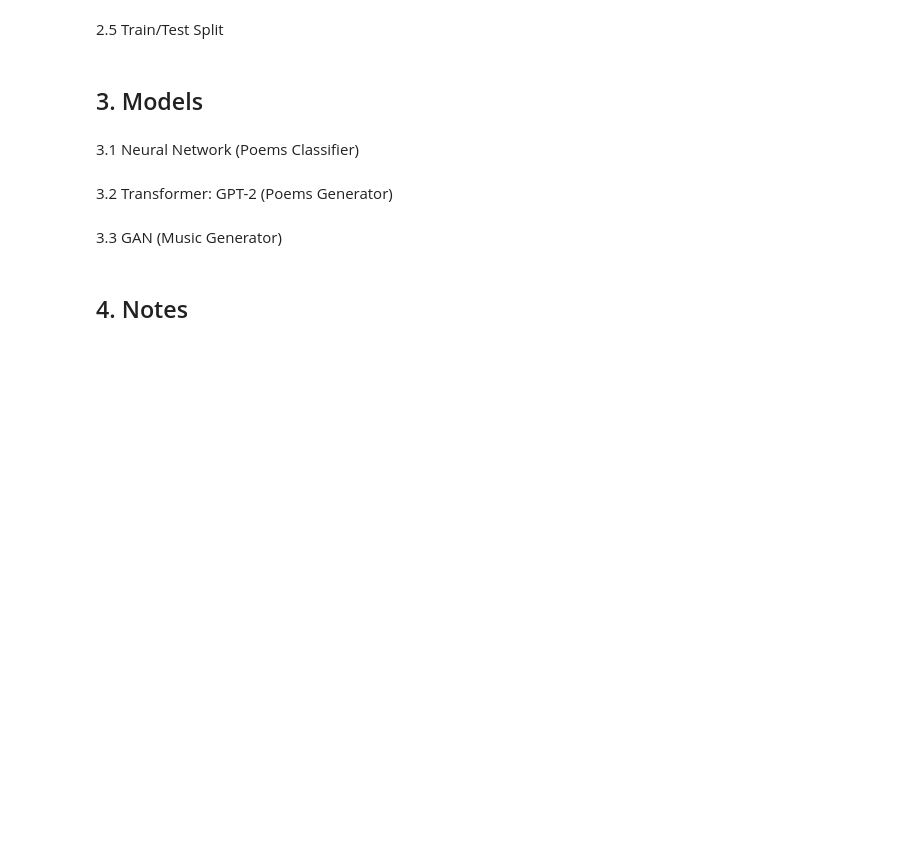
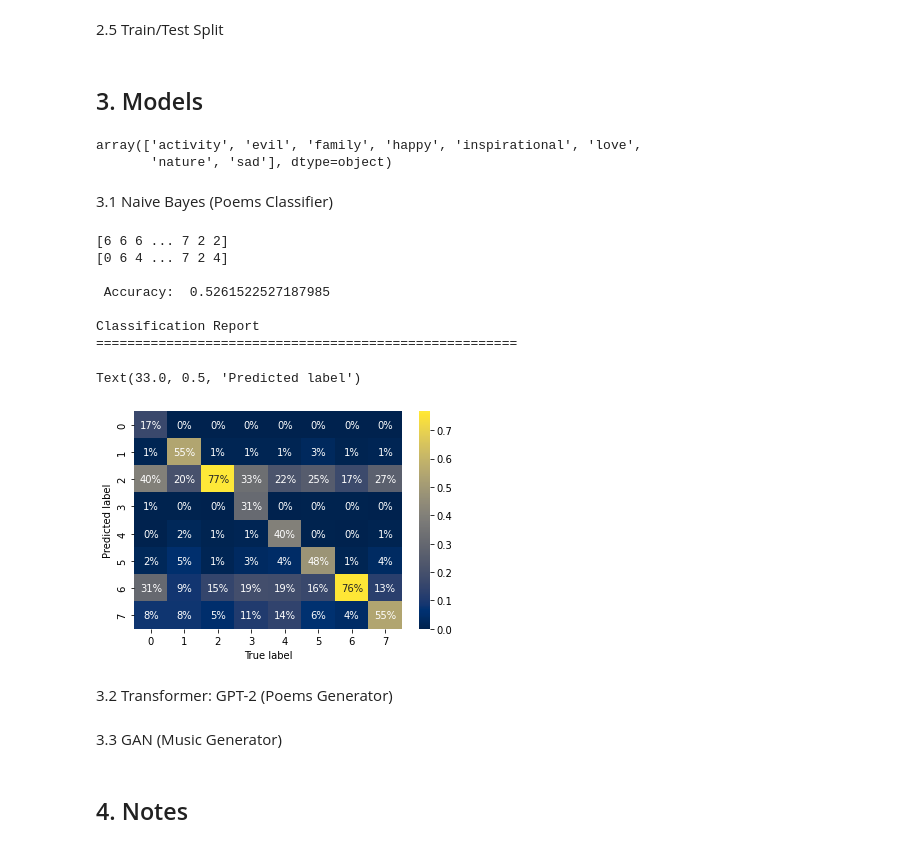
Before and after one commit to Thikkar/PoetryMood, a Jupyter notebook: MusicGenerator.ipynb, the cells around one changed output. Saved outputs shown, nothing was run; the diff lists cells and outputs as text; code cells hidden in the pictures; blank space fills up the shorter version.

```diff
--- a/MusicGenerator.ipynb
+++ b/MusicGenerator.ipynb
@@ -386,11 +360,80 @@ poems_classifier_df
 2.5 Train/Test Split
 # %%
 # Train/Test Split - [3 sec]
-X_train, X_test, y_train, y_test = train_test_split(X_vectorized, y, test_size=0.2, stratify=y)
+X_train, X_test, y_train, y_test = train_test_split(X_vectorized, y, test_size=0.2, random_state = 0)
 # %% [markdown]
 ## 3. Models
+# %%
+enc.classes_
+# %% [output]
+array(['activity', 'evil', 'family', 'happy', 'inspirational', 'love',
+       'nature', 'sad'], dtype=object)
 # %% [markdown]
-3.1 Neural Network (Poems Classifier)
+3.1 Naive Bayes (Poems Classifier)
+# %%
+from sklearn.naive_bayes import MultinomialNB
+from sklearn.metrics import accuracy_score, classification_report
+
+classifier = MultinomialNB()
+classifier.fit(X_train, y_train)
+
+y_pred = classifier.predict(X_test)
+
+
+# classification_report = classification_report(y_test, y_pred)
+
+# print(X_test)
+print(y_pred)
+print(y_test)
+
+print('\n Accuracy: ', accuracy_score(y_test, y_pred))
+print('\nClassification Report')
+print('======================================================')
+
+from sklearn.metrics import confusion_matrix
+import seaborn as sns
+import matplotlib.pyplot as plt
+# Create the confusion matrix
+conf_mat = confusion_matrix(y_test, y_pred, normalize = "true")
+# Plot the confusion matrix
+sns.heatmap(conf_mat.T, annot=True, fmt=".0%", cmap="cividis", xticklabels=[0,1,2,3,4,5,6,7], yticklabels=[0,1,2,3,4,5,6,7])
+plt.xlabel("True label")
+plt.ylabel("Predicted label")
+
+# print('\n', classification_report)
+
+
+# for i in range(1,6):
+#   vectorizer = TfidfVectorizer(max_features=1000*i)
+#   X_vectorized = vectorizer.fit_transform(X).toarray()
+#   X_train, X_test, y_train, y_test = train_test_split(X_vectorized, y, test_size=0.2, random_state = 0)
+
+#   classifier = MultinomialNB()
+#   classifier.fit(X_train, y_train)
+
+#   y_pred = classifier.predict(X_test)
+
+
+#   # classification_report = classification_report(y_test, y_pred)
+
+#   # print(X_test)
+#   print(y_pred)
+#   print(y_test)
+
+#   print('\n Accuracy: ', accuracy_score(y_test, y_pred))
+#   print('\nClassification Report')
+#   print('======================================================')
+#   print('\n', classification_report)
+# %% [output]
+[6 6 6 ... 7 2 2]
+[0 6 4 ... 7 2 4]
+
+ Accuracy:  0.5261522527187985
+
+Classification Report
+======================================================
+Text(33.0, 0.5, 'Predicted label')
+[figure, added]
 # %% [markdown]
 3.2 Transformer: GPT-2 (Poems Generator)
 # %% [markdown]
```
Also changed, not shown: parts of 9 cells of this notebook.
